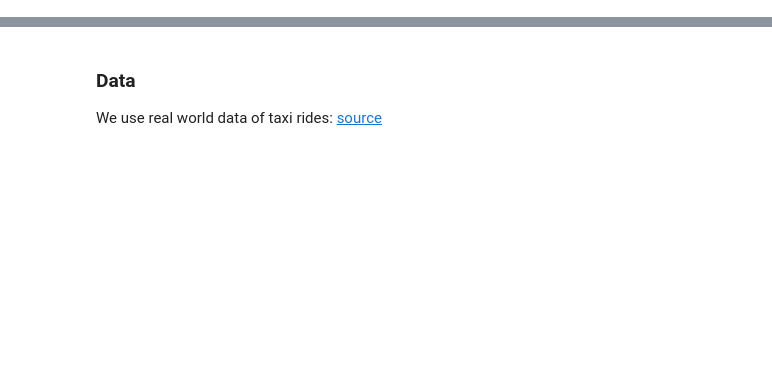
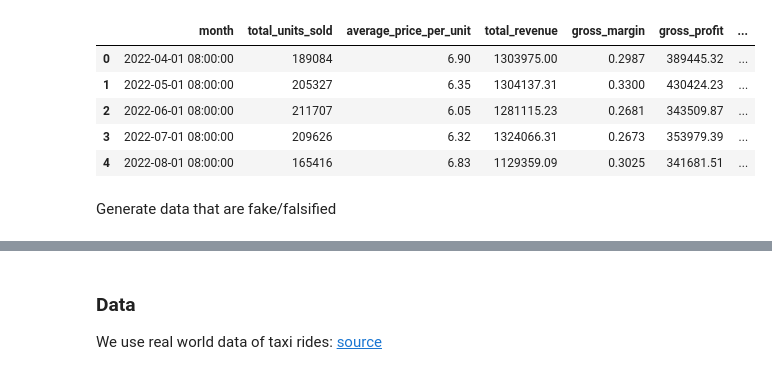
Before and after one commit to fratric/regSim, a Jupyter notebook: MLfictious.ipynb, the cells around one changed output, grey strips where cells are left out. Cells and saved outputs as stored; diff of their text form; code cells hidden in the pictures; blank space fills up the shorter version.

```diff
--- a/MLfictious.ipynb
+++ b/MLfictious.ipynb
@@ -6,0 +44,22 @@ from sklearn import metrics #Import scikit-learn metrics module for accuracy cal
+# %%
+report_generator = business_profile()
+current_date = datetime(2022, 4, 1, 8, 0, 0)
+# %%
+n_honest_companies = 500
+n_months = 12
+
+reports = []
+for n in range(n_honest_companies):
+    reports = reports + report_generator.generate(current_date, n_months, company_id = n)
+
+reports = pd.DataFrame.from_records(reports)
+reports.head(5)
+# %% [output]
+|  | month | total_units_sold | average_price_per_unit | total_revenue | gross_margin | gross_profit | ... |
+| 0 | 2022-04-01 08:00:00 | 189084 | 6.90 | 1303975.00 | 0.2987 | 389445.32 | ... |
+| 1 | 2022-05-01 08:00:00 | 205327 | 6.35 | 1304137.31 | 0.3300 | 430424.23 | ... |
+| 2 | 2022-06-01 08:00:00 | 211707 | 6.05 | 1281115.23 | 0.2681 | 343509.87 | ... |
+| 3 | 2022-07-01 08:00:00 | 209626 | 6.32 | 1324066.31 | 0.2673 | 353979.39 | ... |
+| 4 | 2022-08-01 08:00:00 | 165416 | 6.83 | 1129359.09 | 0.3025 | 341681.51 | ... |
+# %% [markdown]
+Generate data that are fake/falsified
```
Also changed, not shown: parts of 28 cells of this notebook, 14 other files.
